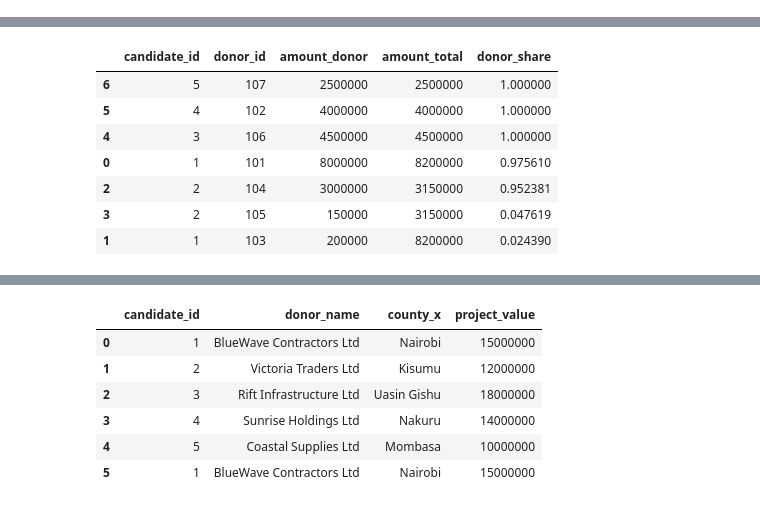
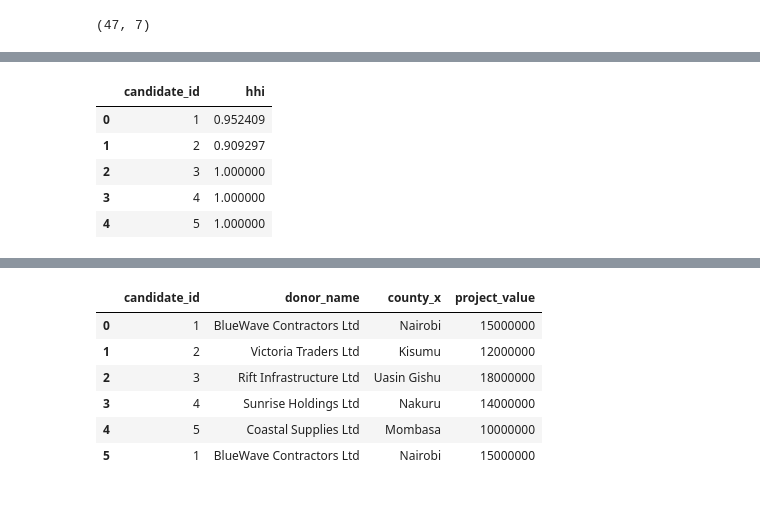
Before and after one commit to Wangadeveloper/geospatial-data-analysis, a Jupyter notebook: coreopleth.ipynb, the cells around one changed output, grey strips where cells are left out. Saved outputs shown, nothing was run; the diff lists cells and outputs as text; code cells hidden in the pictures.

```diff
--- a/coreopleth.ipynb
+++ b/coreopleth.ipynb
@@ -48,3 +111,7 @@ public_projects = pd.read_csv("/kaggle/input/datasets/wangapa106g/kenya-election
+# %%
+kenya.shape
+# %% [output]
+(47, 7)
 # %%
 donations_full = donation.merge(candidates, on="candidate_id") \
                           .merge(donors, on="donor_id")
@@ -58,29 +125,34 @@ donations_full.head()
 | 3 | 1004 | 2 | 105 | 150000 | 2026-06-03 | Faith Achieng | Unity Party | Kisumu | Governor | ... |
 | 4 | 1005 | 3 | 106 | 4500000 | 2026-06-15 | David Kiptoo | National Alliance | Uasin Gishu | Senator | ... |
 # %%
+# Total per donor per candidate
 donor_totals = donations_full.groupby(
-    ["candidate_id","donor_id"]
+    ["candidate_id", "donor_id"]
 )["amount"].sum().reset_index()
 
+# Total per candidate
 candidate_totals = donations_full.groupby(
     "candidate_id"
 )["amount"].sum().reset_index()
 
 merged = donor_totals.merge(
     candidate_totals,
     on="candidate_id",
-    suffixes=("_donor","_total")
+    suffixes=("_donor", "_total")
 )
 
 merged["donor_share"] = merged["amount_donor"] / merged["amount_total"]
 
-merged.sort_values("donor_share", ascending=False)
+# HHI per candidate
+hhi = merged.groupby("candidate_id")["donor_share"] \
+            .apply(lambda x: np.sum(x**2)) \
+            .reset_index(name="hhi")
+
+display(hhi.head())
 # %% [output]
-|  | candidate_id | donor_id | amount_donor | amount_total | donor_share |
-| 6 | 5 | 107 | 2500000 | 2500000 | 1.000000 |
-| 5 | 4 | 102 | 4000000 | 4000000 | 1.000000 |
-| 4 | 3 | 106 | 4500000 | 4500000 | 1.000000 |
-| 0 | 1 | 101 | 8000000 | 8200000 | 0.975610 |
-| 2 | 2 | 104 | 3000000 | 3150000 | 0.952381 |
-| 3 | 2 | 105 | 150000 | 3150000 | 0.047619 |
-| 1 | 1 | 103 | 200000 | 8200000 | 0.024390 |
+|  | candidate_id | hhi |
+| 0 | 1 | 0.952409 |
+| 1 | 2 | 0.909297 |
+| 2 | 3 | 1.000000 |
+| 3 | 4 | 1.000000 |
+| 4 | 5 | 1.000000 |
```
Also changed, not shown: parts of 34 cells of this notebook.
